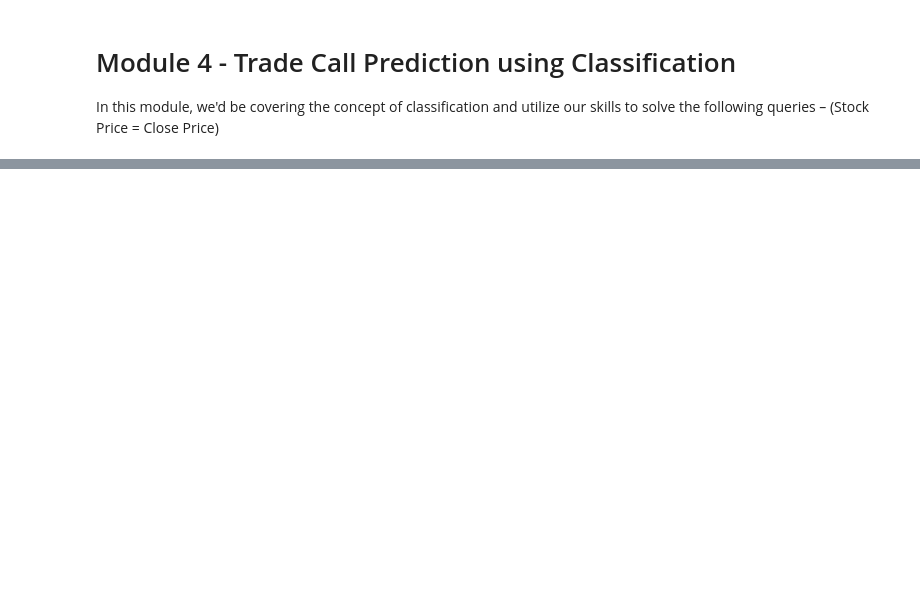
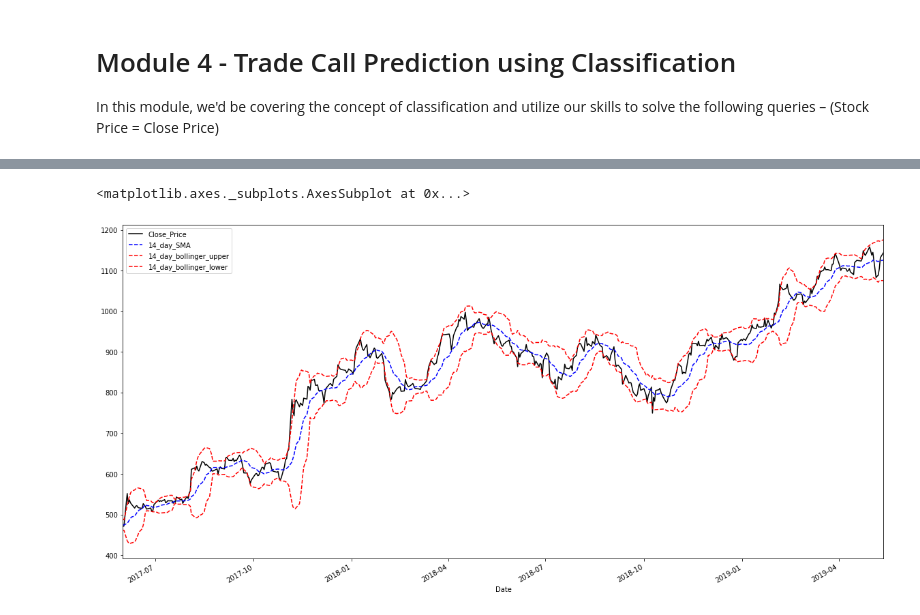
Before and after one commit to JamesMcGuigan/aspiration-ai-internship, a Jupyter notebook: python3/module_4/module_4.ipynb, the cells around one changed output, grey strips where cells are left out. Saved outputs shown, nothing was run; the diff lists cells and outputs as text; code cells hidden in the pictures; blank space fills up the shorter version.

Commit message:
module 4 | python | 4.1 | Trade Call Prediction using Classification

```diff
--- a/python3/module_4/module_4.ipynb
+++ b/python3/module_4/module_4.ipynb
@@ -37,0 +55,22 @@ In this module, we'd be covering the concept of classification and utilize our s
+# %%
+scaler = StandardScaler()
+
+X = dataframe.dropna()[['Close_Price', '14_day_STD', '14_day_bollinger_upper', '14_day_bollinger_lower']]
+y = dataframe.dropna()['Call']
+X = scaler.fit_transform(X)
+X_train, X_test, y_train, y_test = train_test_split(X, y, test_size=0.33, random_state=42)
+
+max_features = len(y.unique())
+# %%
+classifiers = OrderedDict([
+    ( "Nearest Neighbors", KNeighborsClassifier(max_features) ),
+    ( "Linear SVM",        SVC(kernel="linear", C=0.025) ),
+    ( "RBF SVM",           SVC(gamma=2, C=1) ),
+    ( "Gaussian Process",  GaussianProcessClassifier(1.0 * RBF(1.0)) ),
+    ( "Decision Tree",     DecisionTreeClassifier(max_depth=5) ),
+    ( "Random Forest",     RandomForestClassifier(max_depth=5, n_estimators=10, max_features=max_features) ),
+    ( "Neural Net",        MLPClassifier(alpha=1, max_iter=1000) ),
+    ( "AdaBoost",          AdaBoostClassifier() ),
+    ( "Naive Bayes",       GaussianNB() ),
+    ( "QDA",               QuadraticDiscriminantAnalysis() ),
+])
@@ -37,0 +98,13 @@ In this module, we'd be covering the concept of classification and utilize our s
+# %%
+titan = pd.read_csv('../../data_output/module_1/python3/stocks/Large_Cap/TITAN.csv', parse_dates=['Date']);
+titan.set_index('Date', drop=False)
+titan["14_day_SMA"] = titan.Close_Price.rolling(14).mean()
+titan["14_day_STD"] = titan.Close_Price.rolling(14).std()
+titan["14_day_bollinger_upper"] = titan["14_day_SMA"] + titan["14_day_STD"] * 2
+titan["14_day_bollinger_lower"] = titan["14_day_SMA"] - titan["14_day_STD"] * 2
+# %%
+titan   = titan.dropna()  # fit_transform() breaks if NA is present
+titan_X = scaler.fit_transform( titan[['Close_Price', '14_day_STD', '14_day_bollinger_upper', '14_day_bollinger_lower']] )
+titan['Call'] = classifiers["Neural Net"].predict( titan_X )  # using previously trained Neural Network
+print( "titan['Call'].unique() = ", titan['Call'].unique() )
+titan.head()
@@ -37,0 +125,11 @@ In this module, we'd be covering the concept of classification and utilize our s
+# %%
+fig = plt.figure(figsize=(20,10))
+ax  = plt.gca()
+
+titan.plot(kind='line',x='Date', y='Close_Price',             ax=ax, color='black')
+titan.plot(kind='line',x='Date', y='14_day_SMA',              ax=ax, color='blue', linestyle='--')
+titan.plot(kind='line',x='Date', y='14_day_bollinger_upper',  ax=ax, color='red',  linestyle='--')
+titan.plot(kind='line',x='Date', y='14_day_bollinger_lower',  ax=ax, color='red',  linestyle='--')
+# %% [output]
+<matplotlib.axes._subplots.AxesSubplot at 0x...>
+[figure, added]
```
Also changed, not shown: parts of 11 cells of this notebook, 1 other file.
